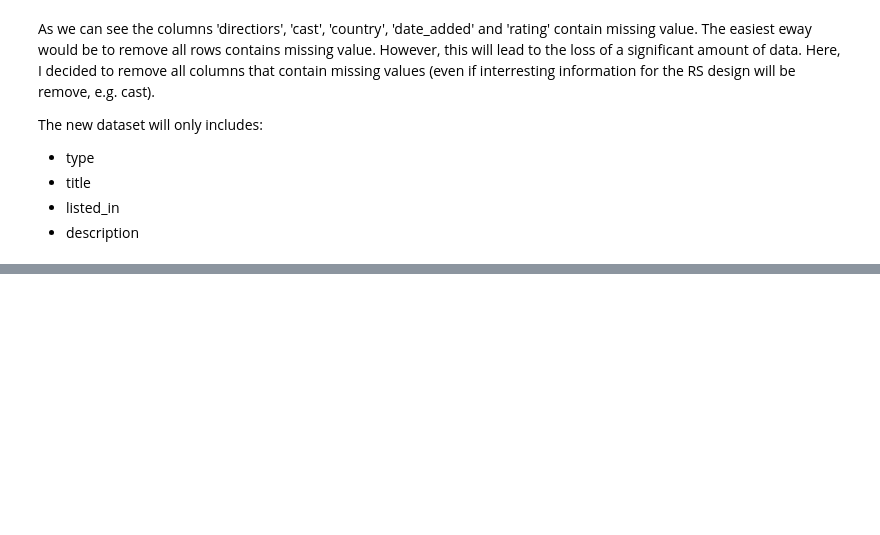
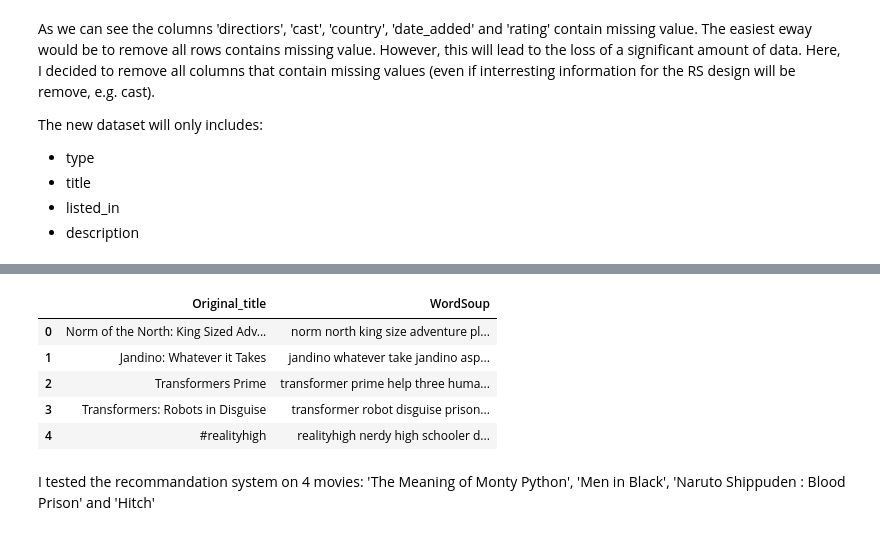
Before and after one commit to Moutoussamy/Netflix_recommendation_system, a Jupyter notebook: Netflix_recommandation.ipynb, the cells around one changed output, grey strips where cells are left out. Drawn from its saved outputs; the diff is of its cells as text; code cells hidden in the pictures; blank space fills up the shorter version.

Commit message:
recommendation system
TF-IDF

```diff
--- a/Netflix_recommandation.ipynb
+++ b/Netflix_recommandation.ipynb
@@ -276,0 +343,24 @@ netfilx_raw_data.drop(["show_id","director","cast","country","date_added","relea
+# %%
+# Soup of word to feed the recommemndation model
+netfilx_raw_data["WordSoup"] = netfilx_raw_data['title'] + '  ' + netfilx_raw_data['description'] + ' ' + netfilx_raw_data['listed_in']
+netfilx_raw_data["WordSoup"]
+netfilx_raw_data.drop(["type","title","listed_in","description"],axis=1,inplace=True)
+
+#calculate the similarity matrix (cosine distance)
+Vectorizer = TfidfVectorizer(norm = None)
+tfidf_scores = Vectorizer.fit_transform(netfilx_raw_data['WordSoup'])
+similiraty_cosine_matrix = cosine_similarity(tfidf_scores, tfidf_scores)
+
+movie_titles = netfilx_raw_data['Original_title']
+indices = pd.Series(netfilx_raw_data.index, index=netfilx_raw_data['Original_title'])
+
+netfilx_raw_data.head()
+# %% [output]
+|  | Original_title | WordSoup |
+| 0 | Norm of the North: King Sized Adv... | norm north king size adventure pl... |
+| 1 | Jandino: Whatever it Takes | jandino whatever take jandino asp... |
+| 2 | Transformers Prime | transformer prime help three huma... |
+| 3 | Transformers: Robots in Disguise | transformer robot disguise prison... |
+| 4 | #realityhigh | realityhigh nerdy high schooler d... |
+# %% [markdown]
+I tested the recommandation system on 4 movies: 'The Meaning of Monty Python', 'Men in Black', 'Naruto Shippuden : Blood Prison' and 'Hitch'
```
Also changed, not shown: parts of 23 cells of this notebook.
